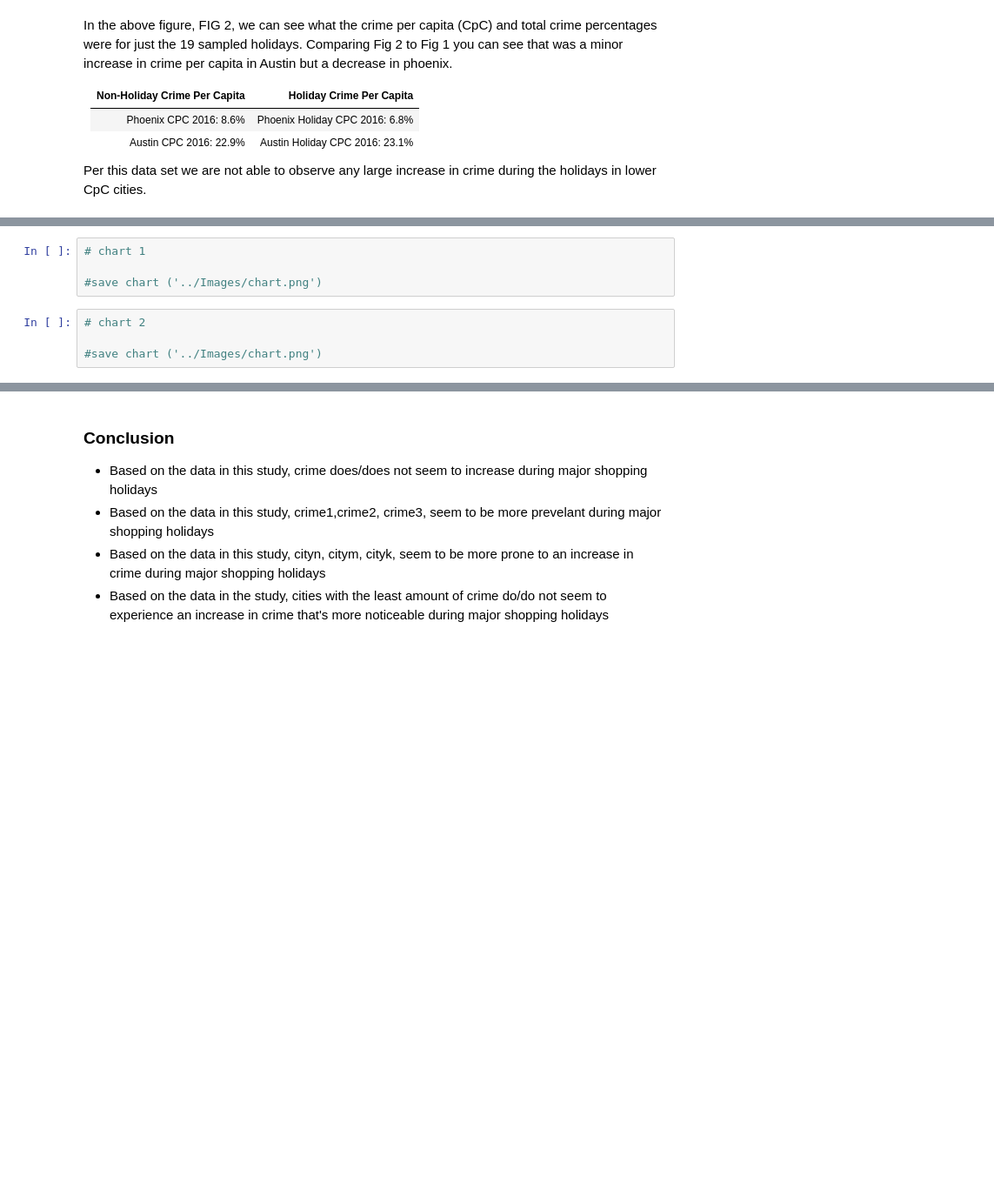
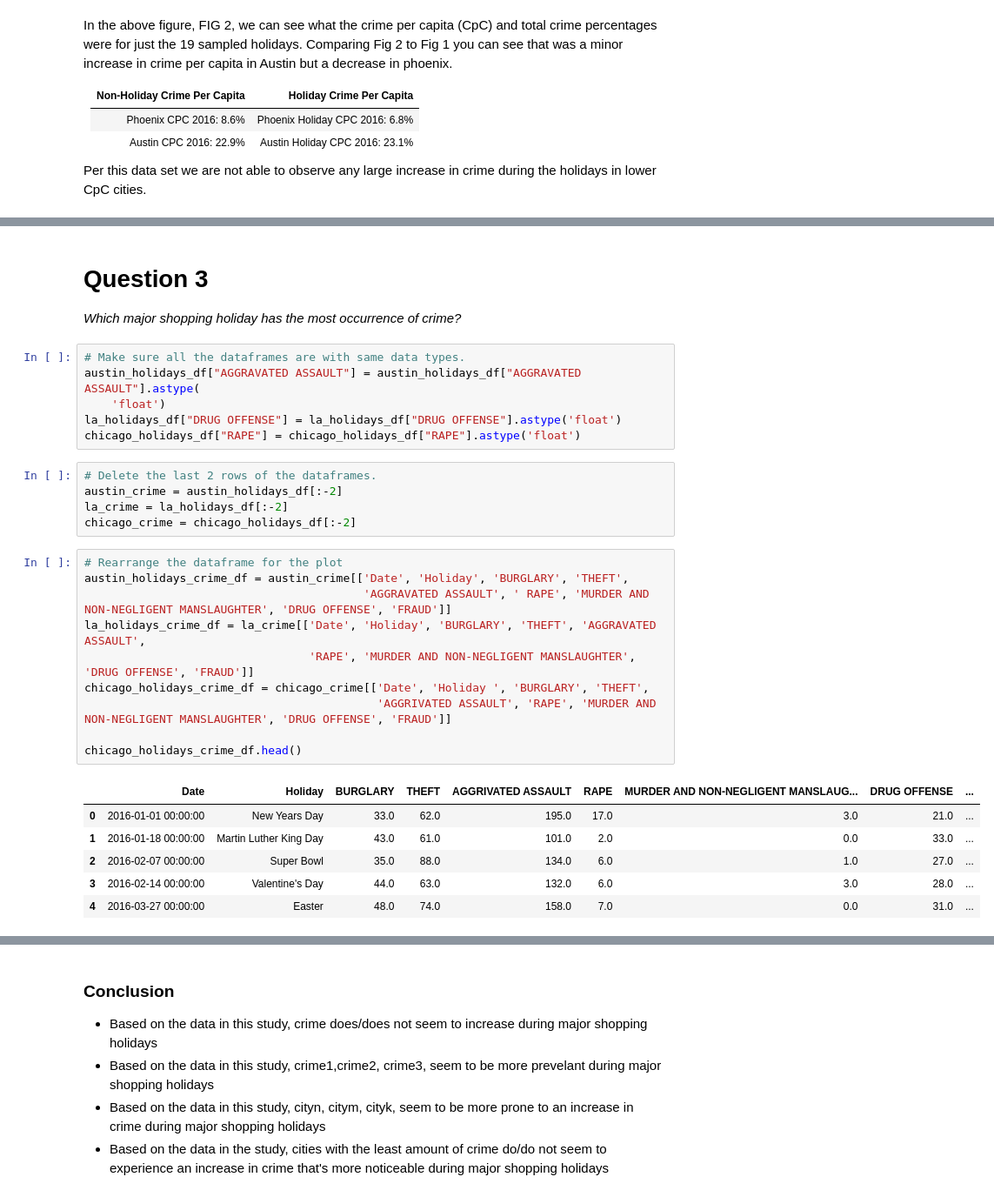
Before and after one commit to Rasbeartin/Project_1_crime, a Jupyter notebook: crime_by_date_revised/final_data_analysis.ipynb, the cells around one changed output, grey strips where cells are left out. Shown at 87% size. Drawn from its saved outputs; the diff is of its cells as text; blank space fills up the shorter version.

```diff
--- a/crime_by_date_revised/final_data_analysis.ipynb
+++ b/crime_by_date_revised/final_data_analysis.ipynb
@@ -596,8 +540,31 @@ chicago_pop = 2720000
-# %%
-# chart 1
-
-#save chart ('../Images/chart.png')
-# %%
-# chart 2
-
-#save chart ('../Images/chart.png')
+# %% [markdown]
+# Question 3
+*Which major shopping holiday has the most occurrence of crime?*
+# %%
+# Make sure all the dataframes are with same data types.
+austin_holidays_df["AGGRAVATED ASSAULT"] = austin_holidays_df["AGGRAVATED ASSAULT"].astype(
+    'float')
+la_holidays_df["DRUG OFFENSE"] = la_holidays_df["DRUG OFFENSE"].astype('float')
+chicago_holidays_df["RAPE"] = chicago_holidays_df["RAPE"].astype('float')
+# %%
+# Delete the last 2 rows of the dataframes.
+austin_crime = austin_holidays_df[:-2]
+la_crime = la_holidays_df[:-2]
+chicago_crime = chicago_holidays_df[:-2]
+# %%
+# Rearrange the dataframe for the plot
+austin_holidays_crime_df = austin_crime[['Date', 'Holiday', 'BURGLARY', 'THEFT',
+                                         'AGGRAVATED ASSAULT', ' RAPE', 'MURDER AND NON-NEGLIGENT MANSLAUGHTER', 'DRUG OFFENSE', 'FRAUD']]
+la_holidays_crime_df = la_crime[['Date', 'Holiday', 'BURGLARY', 'THEFT', 'AGGRAVATED ASSAULT',
+                                 'RAPE', 'MURDER AND NON-NEGLIGENT MANSLAUGHTER', 'DRUG OFFENSE', 'FRAUD']]
+chicago_holidays_crime_df = chicago_crime[['Date', 'Holiday ', 'BURGLARY', 'THEFT',
+                                           'AGGRIVATED ASSAULT', 'RAPE', 'MURDER AND NON-NEGLIGENT MANSLAUGHTER', 'DRUG OFFENSE', 'FRAUD']]
+
+chicago_holidays_crime_df.head()
+# %% [output]
+|  | Date | Holiday | BURGLARY | THEFT | AGGRIVATED ASSAULT | RAPE | MURDER AND NON-NEGLIGENT MANSLAUG... | DRUG OFFENSE | ... |
+| 0 | 2016-01-01 00:00:00 | New Years Day | 33.0 | 62.0 | 195.0 | 17.0 | 3.0 | 21.0 | ... |
+| 1 | 2016-01-18 00:00:00 | Martin Luther King Day | 43.0 | 61.0 | 101.0 | 2.0 | 0.0 | 33.0 | ... |
+| 2 | 2016-02-07 00:00:00 | Super Bowl | 35.0 | 88.0 | 134.0 | 6.0 | 1.0 | 27.0 | ... |
+| 3 | 2016-02-14 00:00:00 | Valentine's Day | 44.0 | 63.0 | 132.0 | 6.0 | 3.0 | 28.0 | ... |
+| 4 | 2016-03-27 00:00:00 | Easter | 48.0 | 74.0 | 158.0 | 7.0 | 0.0 | 31.0 | ... |
```
Also changed, not shown: parts of 15 cells of this notebook, 2 other files.
